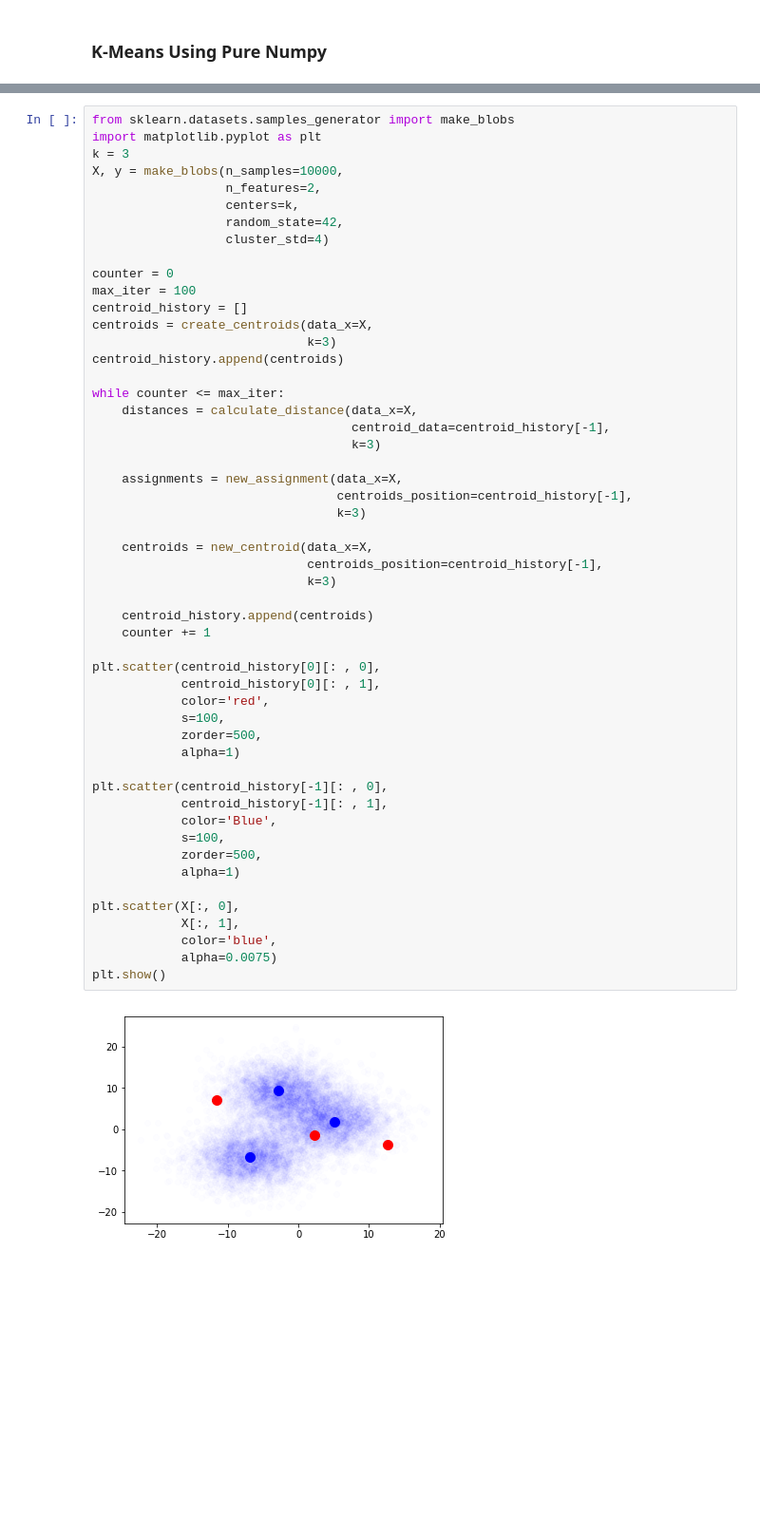
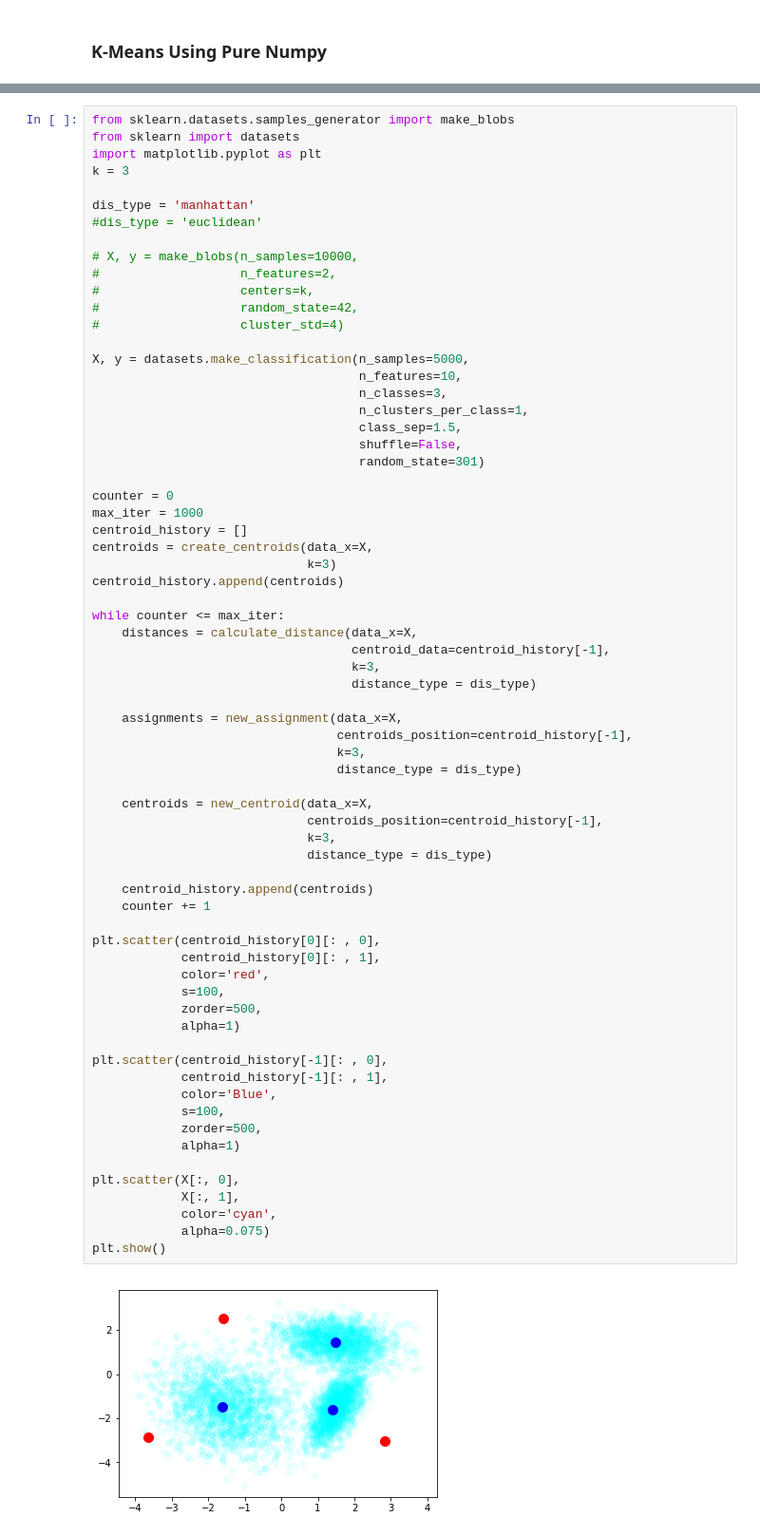
Before and after one commit to grantaguinaldo/data-templates, a Jupyter notebook: kmeans_from_scratch.ipynb, the cells around one changed output, grey strips where cells are left out. Shown: that part at 95% size. Cells and saved outputs as stored; diff of their text form; blank space fills up the shorter version.

Commit message:
Added Manhattan distance.

```diff
--- a/kmeans_from_scratch.ipynb
+++ b/kmeans_from_scratch.ipynb
@@ -173,16 +204,29 @@ def new_centroid(data_x, centroids_position, k):
     return np.array([return_list_x, return_list_y]).T
 # %%
 from sklearn.datasets.samples_generator import make_blobs
+from sklearn import datasets
 import matplotlib.pyplot as plt
 k = 3
-X, y = make_blobs(n_samples=10000,
-                  n_features=2,
-                  centers=k,
-                  random_state=42,
-                  cluster_std=4)
+
+dis_type = 'manhattan'
+#dis_type = 'euclidean'
+
+# X, y = make_blobs(n_samples=10000,
+#                   n_features=2,
+#                   centers=k,
+#                   random_state=42,
+#                   cluster_std=4)
+
+X, y = datasets.make_classification(n_samples=5000,
+                                    n_features=10,
+                                    n_classes=3,
+                                    n_clusters_per_class=1,
+                                    class_sep=1.5,
+                                    shuffle=False,
+                                    random_state=301)
 
 counter = 0
-max_iter = 100
+max_iter = 1000
 centroid_history = []
 centroids = create_centroids(data_x=X,
                              k=3)
@@ -191,40 +235,43 @@ centroid_history.append(centroids)
 while counter <= max_iter:
     distances = calculate_distance(data_x=X,
                                    centroid_data=centroid_history[-1],
-                                   k=3)
+                                   k=3,
+                                   distance_type = dis_type)
 
     assignments = new_assignment(data_x=X,
                                  centroids_position=centroid_history[-1],
-                                 k=3)
+                                 k=3,
+                                 distance_type = dis_type)
 
     centroids = new_centroid(data_x=X,
                              centroids_position=centroid_history[-1],
-                             k=3)
+                             k=3,
+                             distance_type = dis_type)
 
     centroid_history.append(centroids)
     counter += 1
 
 plt.scatter(centroid_history[0][: , 0],
             centroid_history[0][: , 1],
             color='red',
             s=100,
             zorder=500,
             alpha=1)
 
 plt.scatter(centroid_history[-1][: , 0],
             centroid_history[-1][: , 1],
             color='Blue',
             s=100,
             zorder=500,
             alpha=1)
 
 plt.scatter(X[:, 0],
             X[:, 1],
-            color='blue',
-            alpha=0.0075)
+            color='cyan',
+            alpha=0.075)
 plt.show()
 # %% [output]
-[figure, old version]
+[figure, new version]
 # %%
 for each in range(len(centroid_history)):
     print(centroid_history[each])
```
Also changed, not shown: parts of 6 cells of this notebook.
